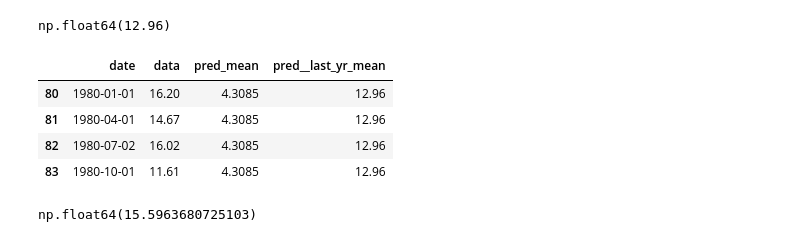
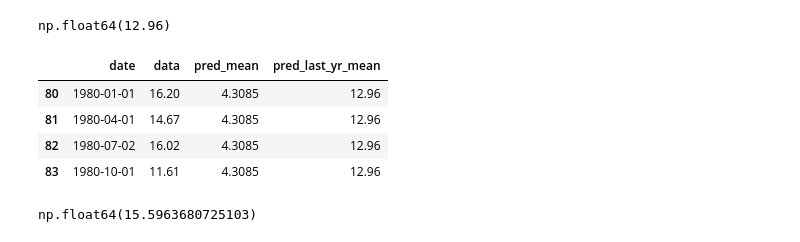
Before and after one commit to oksjjj/skada, a Jupyter notebook: book/CH02/CH02.ipynb, the cells around one changed output. Saved outputs shown, nothing was run; the diff lists cells and outputs as text; code cells hidden in the pictures.

```diff
--- a/book/CH02/CH02.ipynb
+++ b/book/CH02/CH02.ipynb
@@ -94,11 +94,11 @@ last_year_mean
 # %% [output]
 np.float64(12.96)
 # %%
-test.loc[:, 'pred__last_yr_mean'] = last_year_mean
+test.loc[:, 'pred_last_yr_mean'] = last_year_mean
 
 test
 # %% [output]
-|  | date | data | pred_mean | pred__last_yr_mean |
+|  | date | data | pred_mean | pred_last_yr_mean |
 | 80 | 1980-01-01 | 16.20 | 4.3085 | 12.96 |
 | 81 | 1980-04-01 | 14.67 | 4.3085 | 12.96 |
 | 82 | 1980-07-02 | 16.02 | 4.3085 | 12.96 |
```
Also changed, not shown: parts of 4 cells of this notebook.
